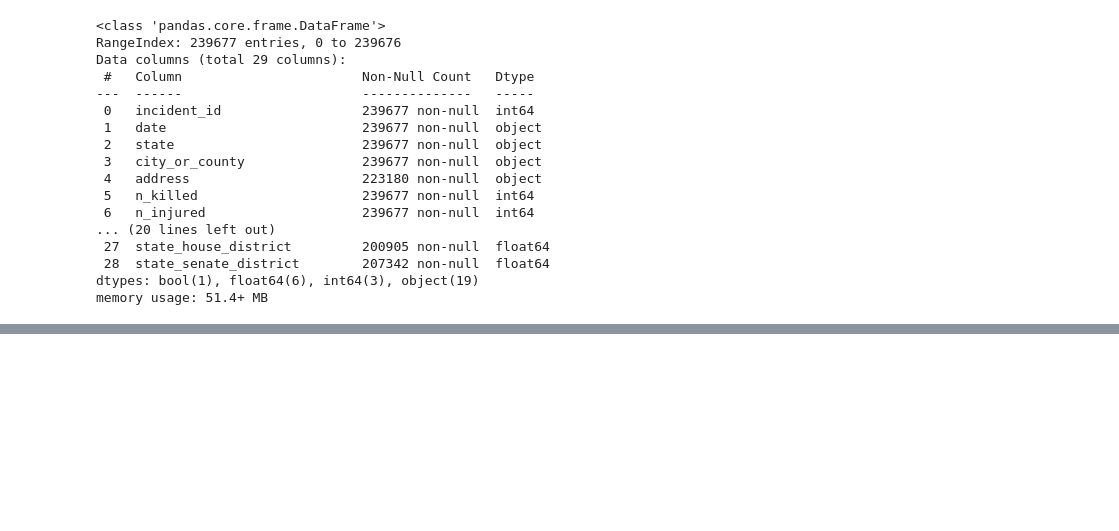
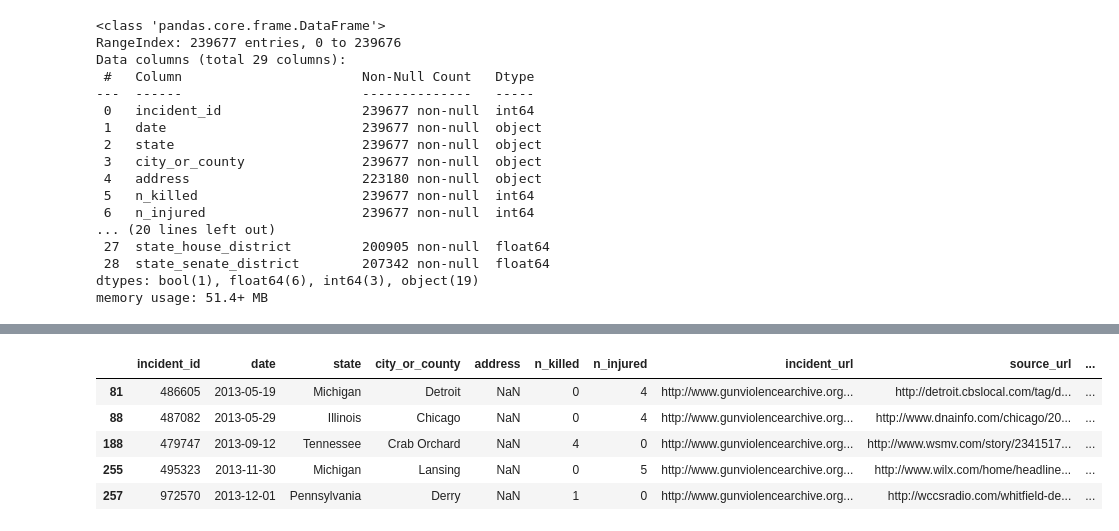
Before and after one commit to IwsonHD/GunViolenceDataExplorationProject, a Jupyter notebook: notebooks/01_data_EDA.ipynb, the cells around one changed output, grey strips where cells are left out. Saved outputs shown, nothing was run; the diff lists cells and outputs as text; code cells hidden in the pictures; blank space fills up the shorter version.

```diff
--- a/notebooks/01_data_EDA.ipynb
+++ b/notebooks/01_data_EDA.ipynb
@@ -54 +102,11 @@ memory usage: 51.4+ MB
+# %%
+#Check adresses that are null
+df[df['address'].isnull()].head()
+# %% [output]
+|  | incident_id | date | state | city_or_county | address | n_killed | n_injured | incident_url | source_url | ... |
+| 81 | 486605 | 2013-05-19 | Michigan | Detroit | NaN | 0 | 4 | http://www.gunviolencearchive.org... | http://detroit.cbslocal.com/tag/d... | ... |
+| 88 | 487082 | 2013-05-29 | Illinois | Chicago | NaN | 0 | 4 | http://www.gunviolencearchive.org... | http://www.dnainfo.com/chicago/20... | ... |
+| 188 | 479747 | 2013-09-12 | Tennessee | Crab Orchard | NaN | 4 | 0 | http://www.gunviolencearchive.org... | http://www.wsmv.com/story/2341517... | ... |
+| 255 | 495323 | 2013-11-30 | Michigan | Lansing | NaN | 0 | 5 | http://www.gunviolencearchive.org... | http://www.wilx.com/home/headline... | ... |
+| 257 | 972570 | 2013-12-01 | Pennsylvania | Derry | NaN | 1 | 0 | http://www.gunviolencearchive.org... | http://wccsradio.com/whitfield-de... | ... |
 # %% [markdown]
```
Also changed, not shown: parts of 12 cells of this notebook, 1 other file.
